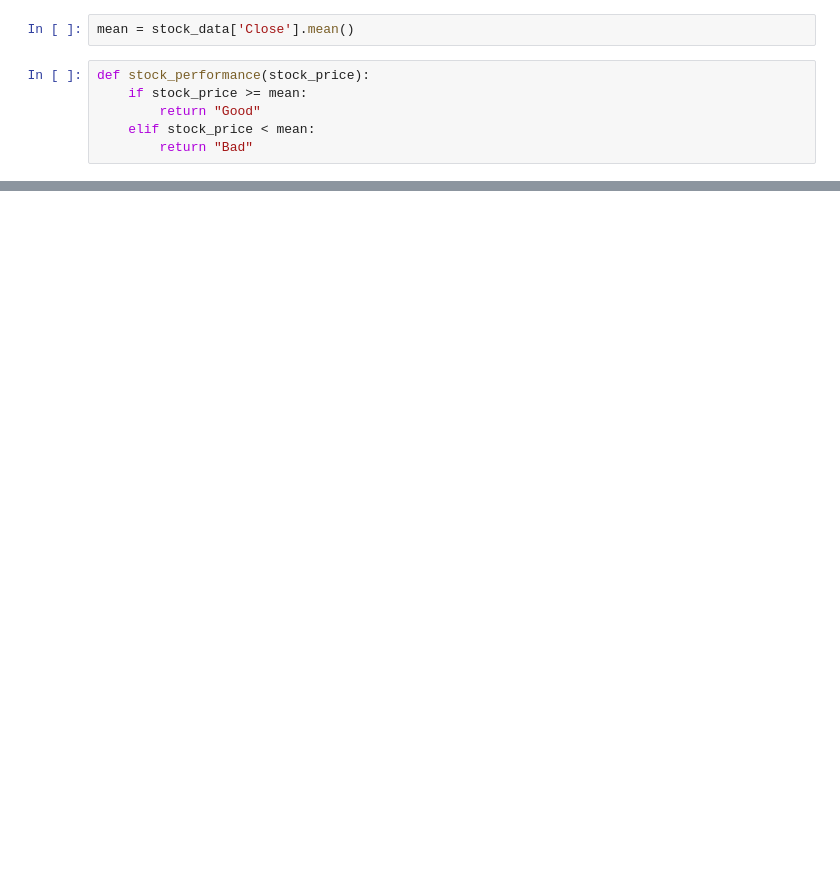
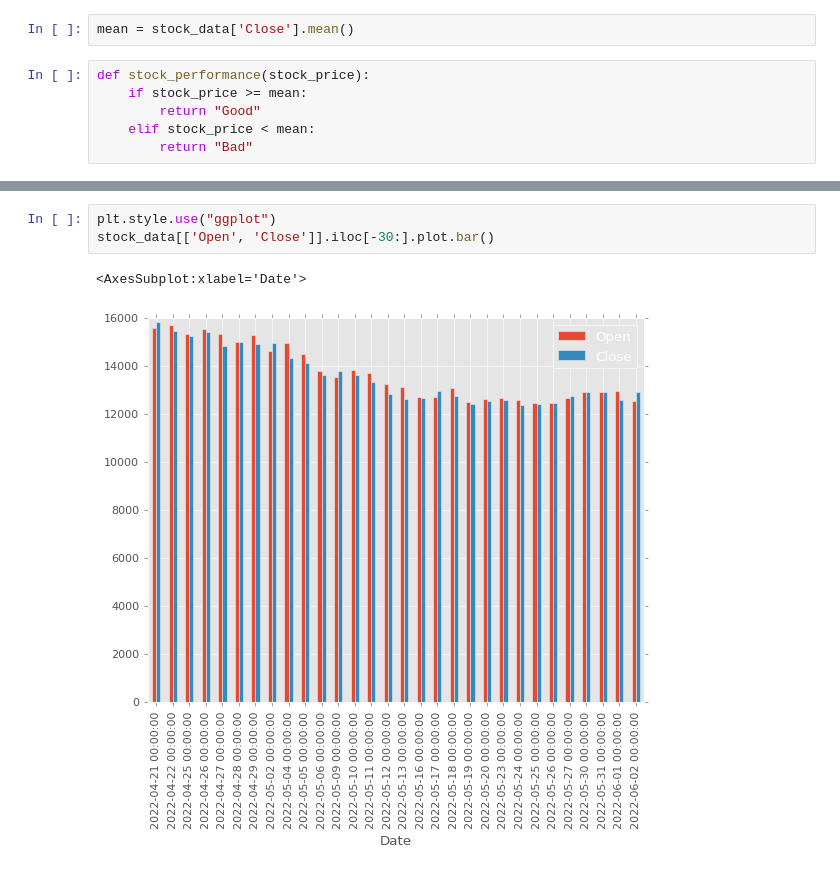
Before and after one commit to madhubabukencha/pandas, a Jupyter notebook: top10_data_visualization/data_visualization.ipynb, the cells around one changed output, grey strips where cells are left out. Saved outputs shown, nothing was run; the diff lists cells and outputs as text; blank space fills up the shorter version.

```diff
--- a/top10_data_visualization/data_visualization.ipynb
+++ b/top10_data_visualization/data_visualization.ipynb
@@ -90,0 +121,6 @@ dtype: int64
+# %%
+plt.style.use("ggplot")
+stock_data[['Open', 'Close']].iloc[-30:].plot.bar()
+# %% [output]
+<AxesSubplot:xlabel='Date'>
+[figure, added]
```
Also changed, not shown: parts of 24 cells of this notebook.
